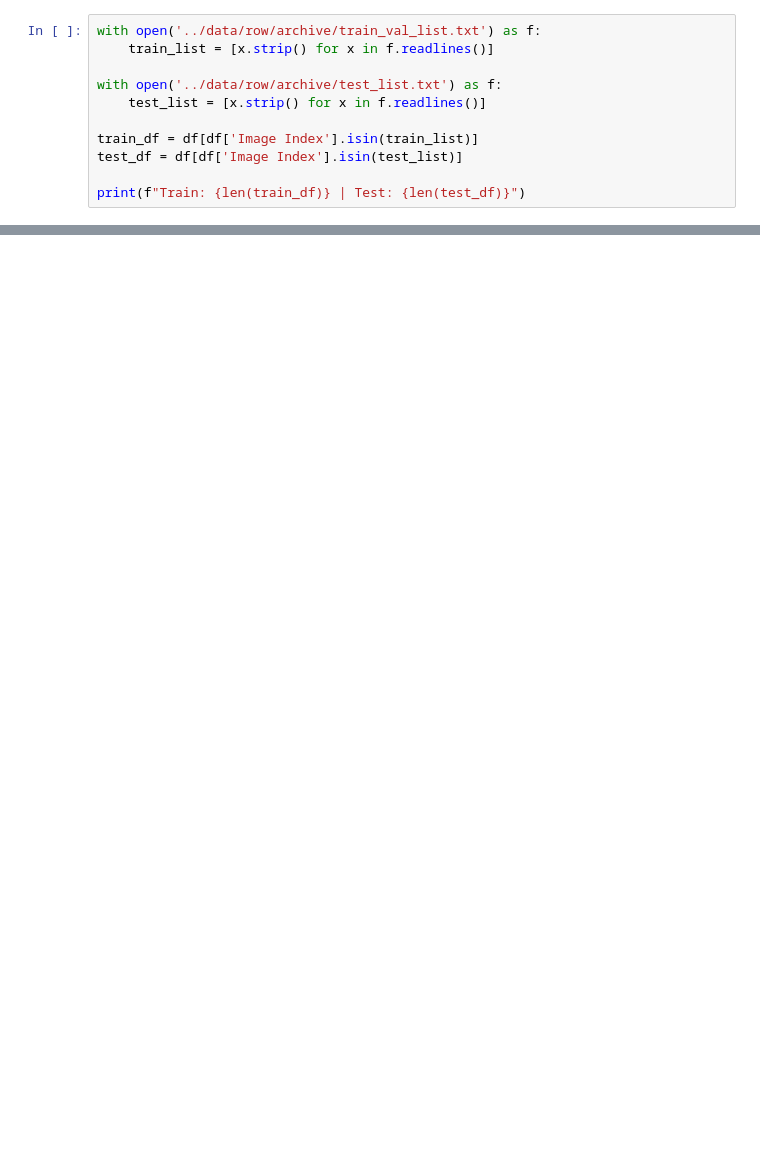
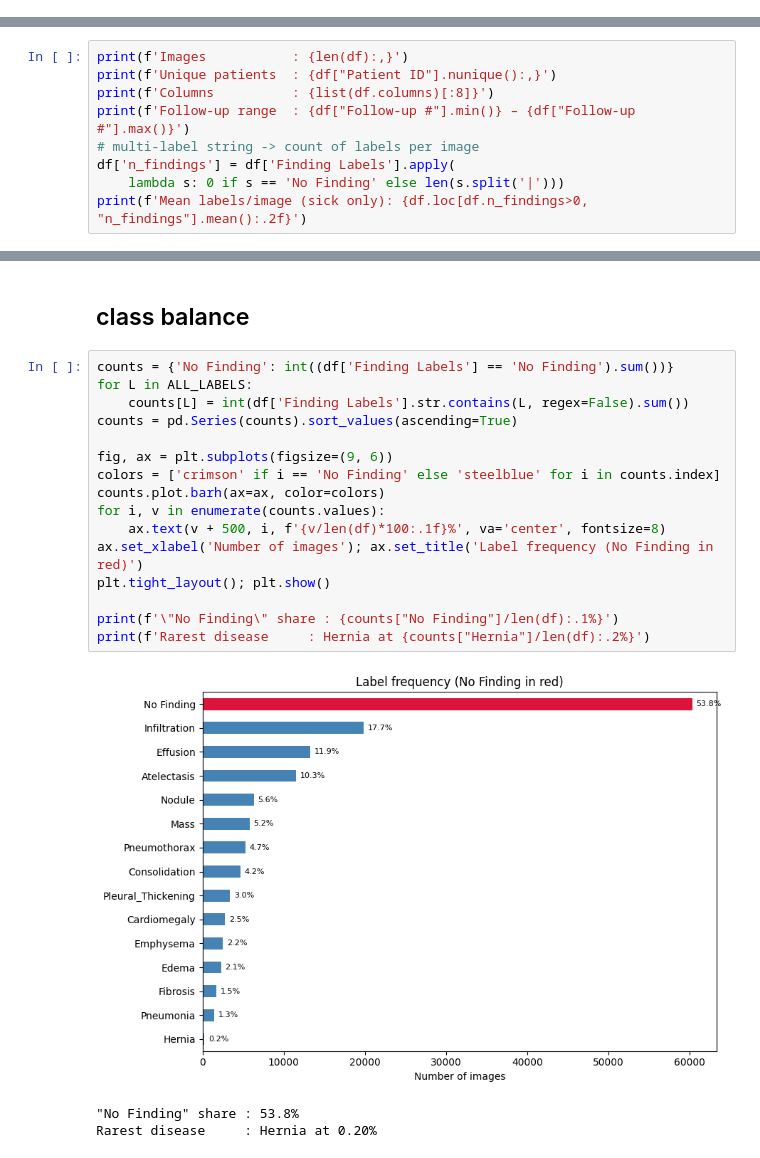
Before and after one commit to NejiKhouja/chestxray14-classifier, a Jupyter notebook: notebooks/exploration.ipynb, the cells around one changed output, grey strips where cells are left out. Cells and saved outputs as stored; diff of their text form; blank space fills up the shorter version.

Commit message:
improved data processing and auc curve

```diff
--- a/notebooks/exploration.ipynb
+++ b/notebooks/exploration.ipynb
@@ -125,11 +0,0 @@ df['Patient Age'] = df['Patient Age'] / 100.0
-# %%
-with open('../data/row/archive/train_val_list.txt') as f:
-    train_list = [x.strip() for x in f.readlines()]
-
-with open('../data/row/archive/test_list.txt') as f:
-    test_list = [x.strip() for x in f.readlines()]
-
-train_df = df[df['Image Index'].isin(train_list)]
-test_df = df[df['Image Index'].isin(test_list)]
-
-print(f"Train: {len(train_df)} | Test: {len(test_df)}")
@@ -243,0 +31,9 @@ Final tensor: tensor([ 9.4496, 49.6807, 29.3338, 50.0000,  8.9910, 50.0000, 50.0
+# %%
+print(f'Images           : {len(df):,}')
+print(f'Unique patients  : {df["Patient ID"].nunique():,}')
+print(f'Columns          : {list(df.columns)[:8]}')
+print(f'Follow-up range  : {df["Follow-up #"].min()} – {df["Follow-up #"].max()}')
+# multi-label string -> count of labels per image
+df['n_findings'] = df['Finding Labels'].apply(
+    lambda s: 0 if s == 'No Finding' else len(s.split('|')))
+print(f'Mean labels/image (sick only): {df.loc[df.n_findings>0, "n_findings"].mean():.2f}')
@@ -243,0 +46,22 @@ Final tensor: tensor([ 9.4496, 49.6807, 29.3338, 50.0000,  8.9910, 50.0000, 50.0
+# %% [markdown]
+## class balance
+# %%
+counts = {'No Finding': int((df['Finding Labels'] == 'No Finding').sum())}
+for L in ALL_LABELS:
+    counts[L] = int(df['Finding Labels'].str.contains(L, regex=False).sum())
+counts = pd.Series(counts).sort_values(ascending=True)
+
+fig, ax = plt.subplots(figsize=(9, 6))
+colors = ['crimson' if i == 'No Finding' else 'steelblue' for i in counts.index]
+counts.plot.barh(ax=ax, color=colors)
+for i, v in enumerate(counts.values):
+    ax.text(v + 500, i, f'{v/len(df)*100:.1f}%', va='center', fontsize=8)
+ax.set_xlabel('Number of images'); ax.set_title('Label frequency (No Finding in red)')
+plt.tight_layout(); plt.show()
+
+print(f'\"No Finding\" share : {counts["No Finding"]/len(df):.1%}')
+print(f'Rarest disease     : Hernia at {counts["Hernia"]/len(df):.2%}')
+# %% [output]
+[figure, added]
+"No Finding" share : 53.8%
+Rarest disease     : Hernia at 0.20%
```
Also changed, not shown: parts of 28 cells of this notebook, 20 other files.
